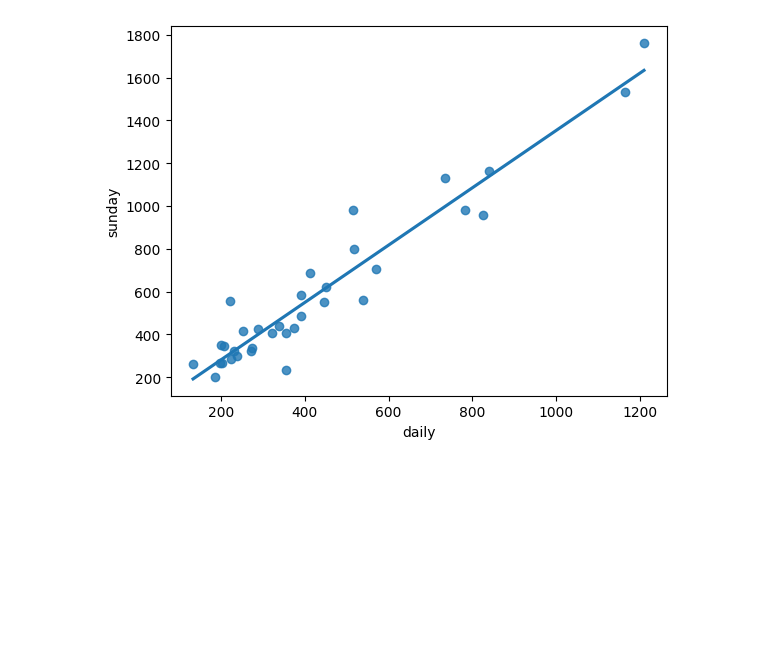
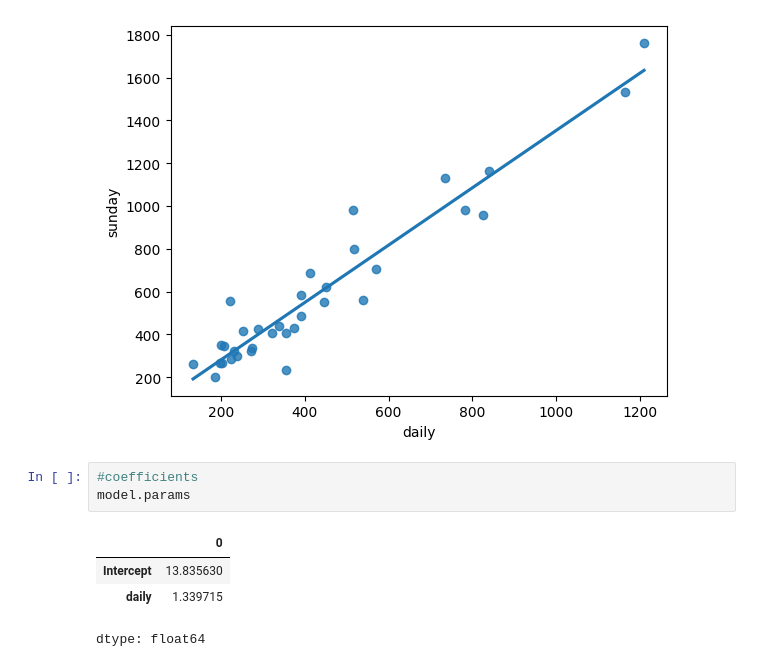
Before and after one commit to Gopichandkollu/Python-with-ML, a Jupyter notebook: Day_19.ipynb, the cells around one changed output. Drawn from its saved outputs; the diff is of its cells as text; blank space fills up the shorter version.

```diff
--- a/Day_19.ipynb
+++ b/Day_19.ipynb
@@ -70,3 +70,11 @@ model = smf.ols("sunday~daily",data = data).fit()
 sns.regplot(x="daily", y="sunday", data=data,ci=None);
 # %% [output]
 [figure]
+# %%
+#coefficients
+model.params
+# %% [output]
+|  | 0 |
+| Intercept | 13.835630 |
+| daily | 1.339715 |
+dtype: float64
```
Also changed, not shown: parts of 6 cells of this notebook.
